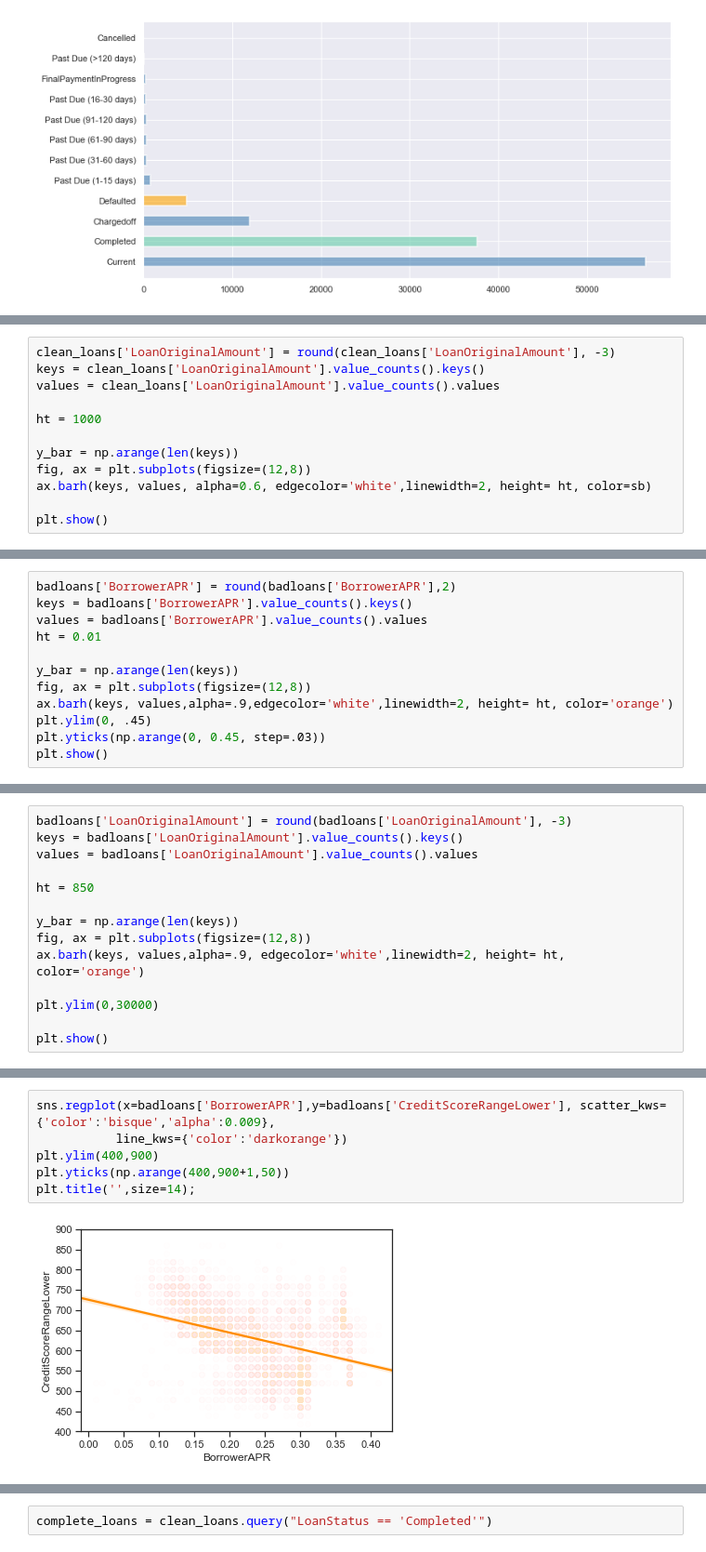
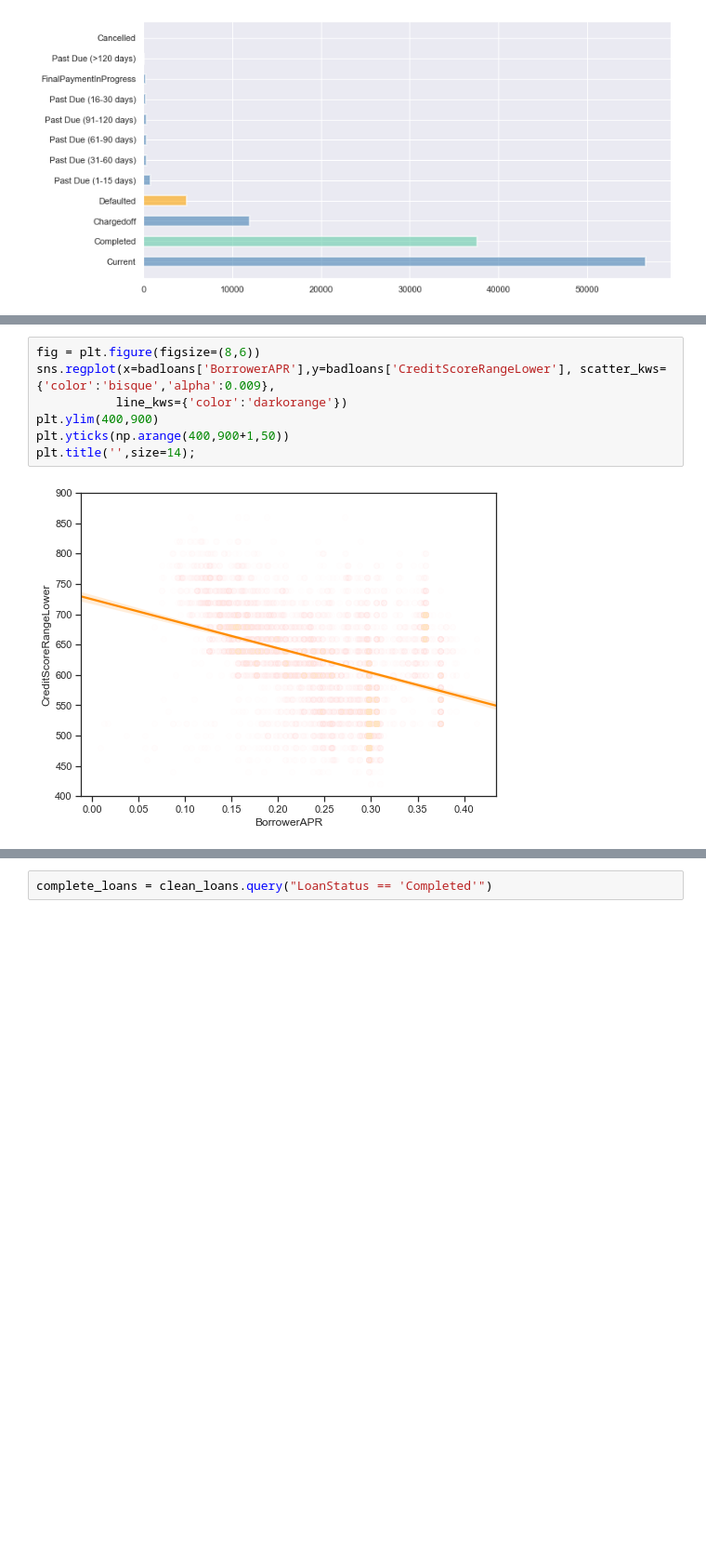
Before and after one commit to TyDataSci/LoanProsper, a Jupyter notebook: visualization.ipynb, the cells around one changed output, grey strips where cells are left out. Shown at 93% size. Saved outputs shown, nothing was run; the diff lists cells and outputs as text; blank space fills up the shorter version.

Commit message:
Histograms

```diff
--- a/visualization.ipynb
+++ b/visualization.ipynb
@@ -211,12 +182,0 @@ plt.show()
-# %%
-clean_loans['LoanOriginalAmount'] = round(clean_loans['LoanOriginalAmount'], -3)
-keys = clean_loans['LoanOriginalAmount'].value_counts().keys()
-values = clean_loans['LoanOriginalAmount'].value_counts().values
-
-ht = 1000
-
-y_bar = np.arange(len(keys))
-fig, ax = plt.subplots(figsize=(12,8))
-ax.barh(keys, values, alpha=0.6, edgecolor='white',linewidth=2, height= ht, color=sb)
-
-plt.show()
@@ -252,12 +196,0 @@ plt.show()
-# %%
-badloans['BorrowerAPR'] = round(badloans['BorrowerAPR'],2)
-keys = badloans['BorrowerAPR'].value_counts().keys()
-values = badloans['BorrowerAPR'].value_counts().values
-ht = 0.01
-
-y_bar = np.arange(len(keys))
-fig, ax = plt.subplots(figsize=(12,8))
-ax.barh(keys, values,alpha=.9,edgecolor='white',linewidth=2, height= ht, color='orange')
-plt.ylim(0, .45)
-plt.yticks(np.arange(0, 0.45, step=.03))
-plt.show()
@@ -266,14 +196,0 @@ plt.show()
-# %%
-badloans['LoanOriginalAmount'] = round(badloans['LoanOriginalAmount'], -3)
-keys = badloans['LoanOriginalAmount'].value_counts().keys()
-values = badloans['LoanOriginalAmount'].value_counts().values
-
-ht = 850
-
-y_bar = np.arange(len(keys))
-fig, ax = plt.subplots(figsize=(12,8))
-ax.barh(keys, values,alpha=.9, edgecolor='white',linewidth=2, height= ht, color='orange')
-
-plt.ylim(0,30000)
-
-plt.show()
@@ -341,9 +263,10 @@ plt.show();
 # %%
+fig = plt.figure(figsize=(8,6))
 sns.regplot(x=badloans['BorrowerAPR'],y=badloans['CreditScoreRangeLower'], scatter_kws={'color':'bisque','alpha':0.009},
            line_kws={'color':'darkorange'})
 plt.ylim(400,900)
 plt.yticks(np.arange(400,900+1,50))
 plt.title('',size=14);
 # %% [output]
-[figure, old version]
+[figure, new version]
 # %%
```
Also changed, not shown: parts of 31 cells of this notebook.
